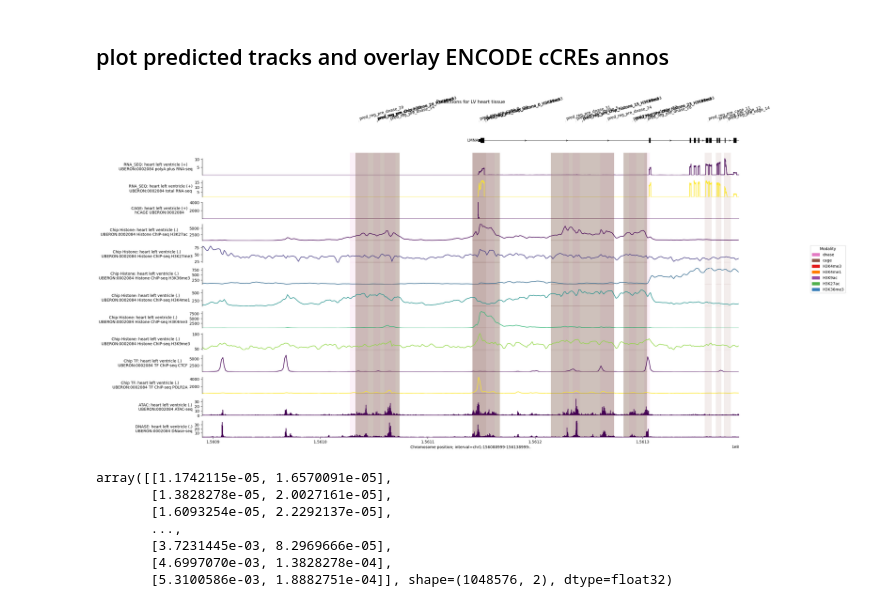
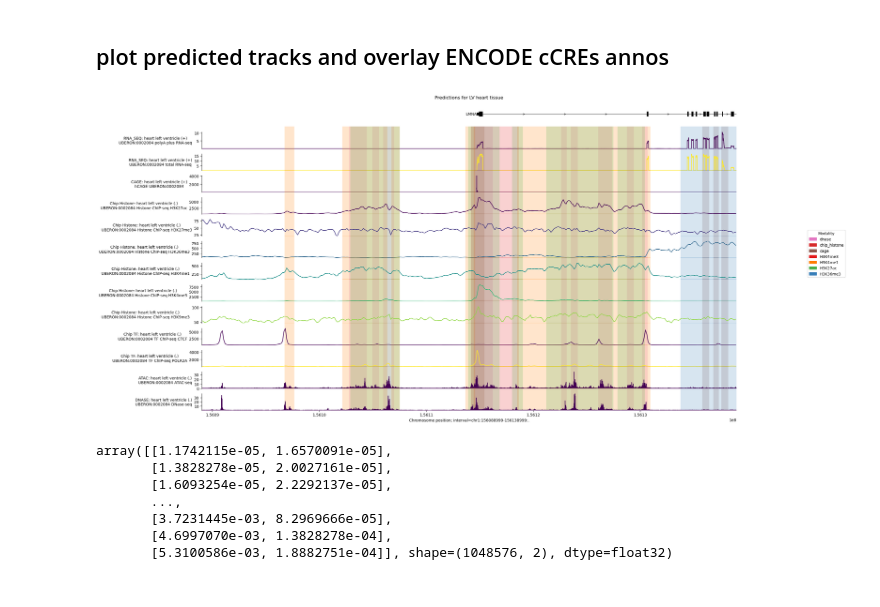
Before and after one commit to cralbers/variant-effects, a Jupyter notebook: osc/predict_reg_regions_osc.ipynb, the cells around one changed output. Cells and saved outputs as stored; diff of their text form; code cells hidden in the pictures.

```diff
--- a/osc/predict_reg_regions_osc.ipynb
+++ b/osc/predict_reg_regions_osc.ipynb
@@ -99,6 +99,8 @@ HISTONE_COLORS = {
     "H3K9ac": "#984ea3",    # purple — active chromatin
     "H3K27ac": "#4daf4a",   # green — active enhancer/promoter
     "H3K36me3": "#377eb8",  # blue — gene body / elongation
+    "H3K9me3": "#a65628",   # brown — heterochromatin / repression
+
 }
 # %% [markdown]
 ## model definition and set up
@@ -331,7 +316,7 @@ Index: [], resolution=1, interval=Interval(chromosome='chr1', start=155090423, e
 # plot_interval = PRE_INTERVAL
 # plot_interval = genome.Interval('chr1', POST_INTERVAL.start, POST_INTERVAL.start + 50000)
 plot_interval = genome.Interval('chr1', PRE_INTERVAL.end - 50000, PRE_INTERVAL.end)
-save = False
+save = True
 add_annos = True
 
 # Build plot.
@@ -378,38 +363,38 @@ plot = plot_components.plot(
         plot_components.IntervalAnnotation(
             bed_intervals, #ccre_intervals,
             colors=colors, #ccre_colors
-            alpha=0.1,
-            use_default_labels=False,   # True if you want cCRE IDs as labels
-            labels=bed_df["name"].tolist(),
+            alpha=0.2,
+            # use_default_labels=False,   # True if you want cCRE IDs as labels
+            # labels=bed_df["name"].tolist(),
         ),
     ],
 
     interval=plot_interval,
     fig_width=25,
     title='Predictions for LV heart tissue',
 )
 
 # legend_handles = [
 #     mpatches.Patch(color=color, label=key)
 #     for key, color in CCRE_COLORS.items()
 # ]
 
 # plot.legend(handles=legend_handles, loc="center left", title="Categories",
 #           bbox_to_anchor=(1, 0, 0.5, 1))
 
 
 label_order = list(MODALITY_COLORS) + HISTONE_MARKS
 used = [c for c in label_order if c in set(bed_df["category"])]
 handles = [
     mpatches.Patch(color=color_from_category(c), label=c)
     for c in used
 ]
 plot.legend(handles=handles, title="Modality", loc="center left", bbox_to_anchor=(1, 0, 0.5, 1))
 
 if save:
-    plot.savefig('figs/lmna_predictions_LV_1MB_pre_zoom50kb.png', dpi=300, bbox_inches="tight")
+    plot.savefig('figs/lmna_predictions_LV_1MB_pre_zoom50kb_ccres.png', dpi=300, bbox_inches="tight")
 # %% [output]
-[figure, old version]
+[figure, new version]
 # %%
 # plot = plot_components.plot(
 #     [
```
Also changed, not shown: parts of 8 cells of this notebook.
